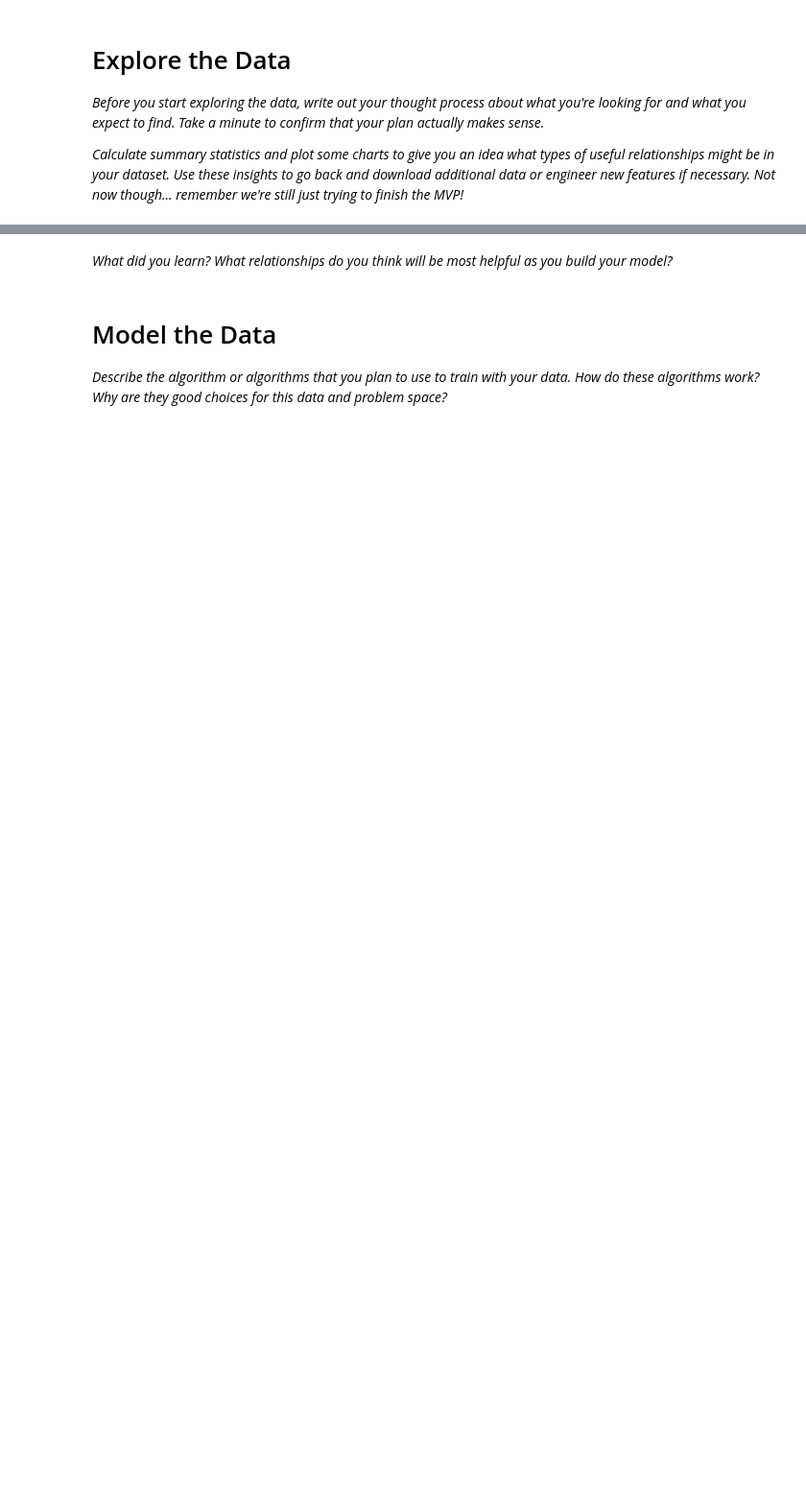
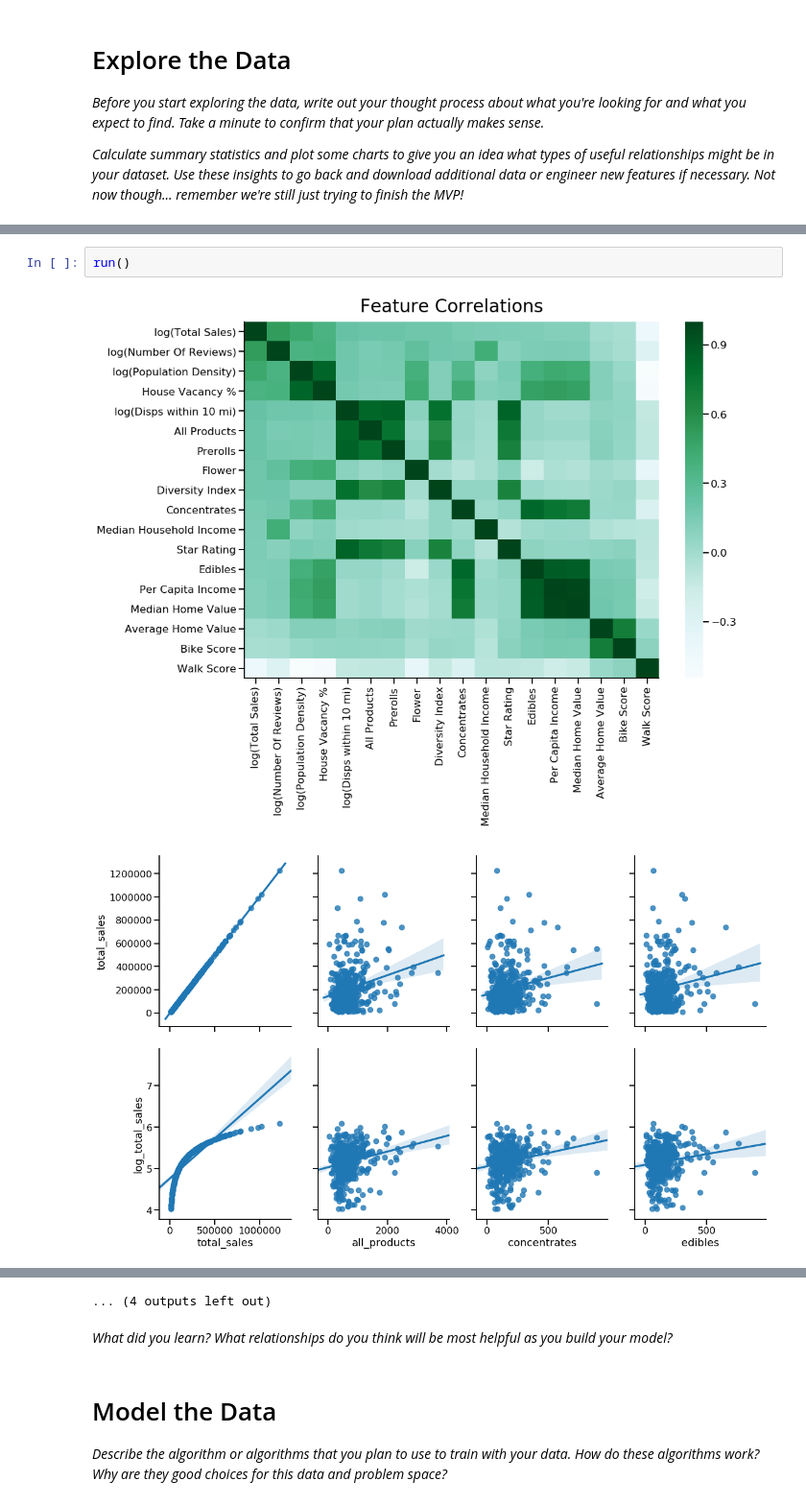
Before and after one commit to BotScutters/dispensary-predictions, a Jupyter notebook: notebooks/mvp.ipynb, the cells around one changed output, grey strips where cells are left out. Shown at 96% size. Cells and saved outputs as stored; diff of their text form; blank space fills up the shorter version.

```diff
--- a/notebooks/mvp.ipynb
+++ b/notebooks/mvp.ipynb
@@ -1111,0 +1093,5 @@ def run():
+# %%
+run()
+# %% [output]
+[figure, added]
+[figure, added]
@@ -1112,3 +1108,4 @@ def run():
+... (4 outputs left out)
 # %% [markdown]
 *What did you learn? What relationships do you think will be most helpful as you build your model?*
 # %% [markdown]
```
Also changed, not shown: parts of 27 cells of this notebook.
